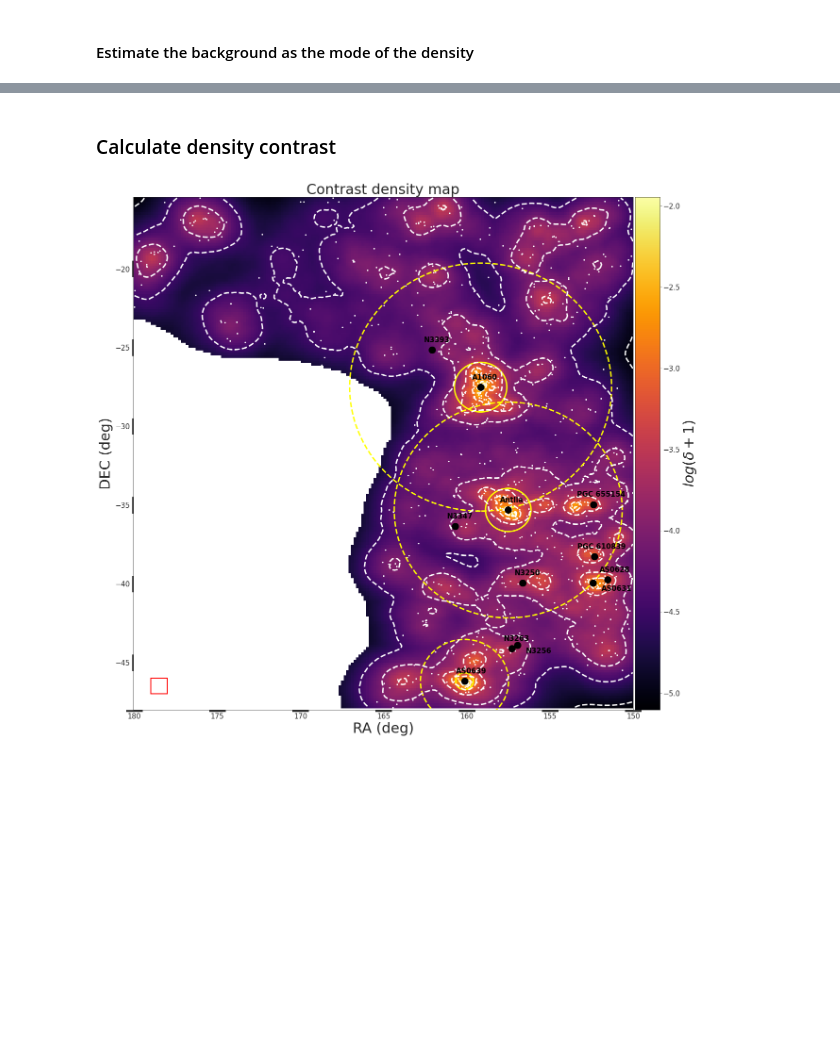
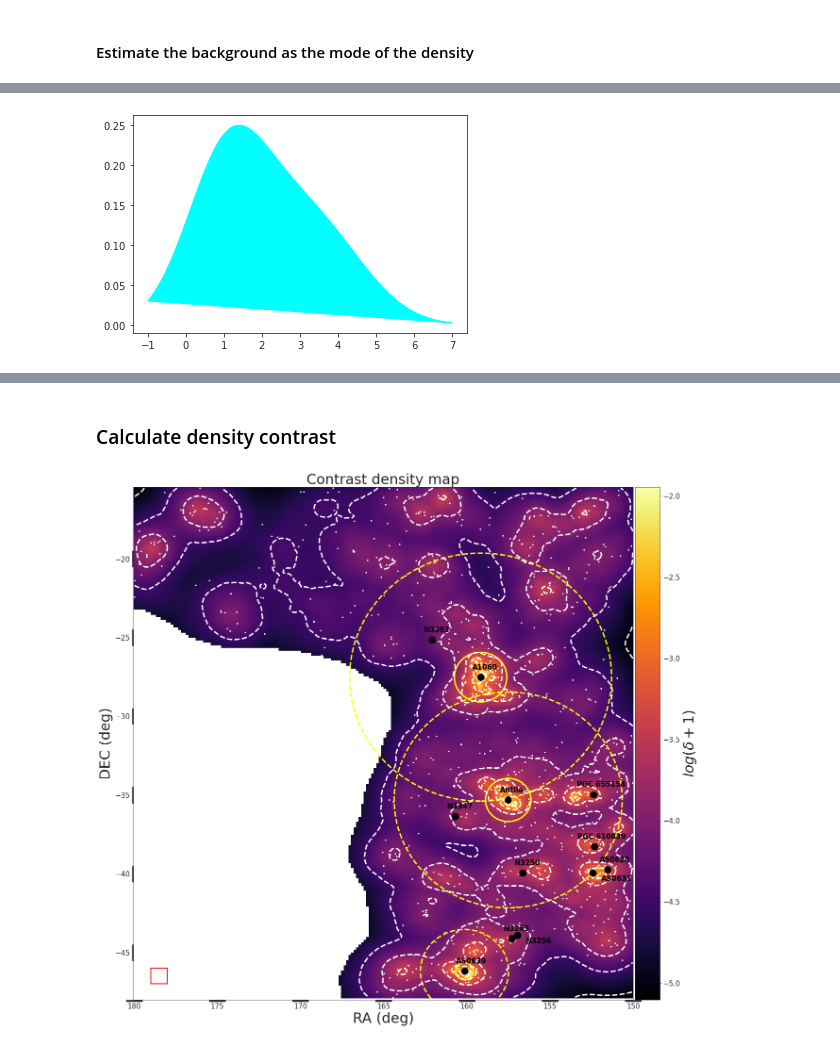
Before and after one commit to elismar2000/Hydra-Centaurus, a Jupyter notebook: hydra-centaurus-KNN-density.ipynb, the cells around one changed output, grey strips where cells are left out. Cells and saved outputs as stored; diff of their text form; code cells hidden in the pictures; blank space fills up the shorter version.

```diff
--- a/hydra-centaurus-KNN-density.ipynb
+++ b/hydra-centaurus-KNN-density.ipynb
@@ -513,0 +535,12 @@ Peak of the distribution after correcting for borders = 2000.000
+# %%
+# x_test = np.linspace(-1, 7, 2000)[:, np.newaxis]
+x_test = np.linspace(-1, 7, 2000).reshape(-1, 1)
+
+model = KernelDensity()
+model.fit(x_train)
+log_dens = model.score_samples(x_test)
+# %%
+plt.fill(x_test, np.exp(log_dens), c='cyan')
+plt.show()
+# %% [output]
+[figure, added]
```
Also changed, not shown: parts of 36 cells of this notebook.
